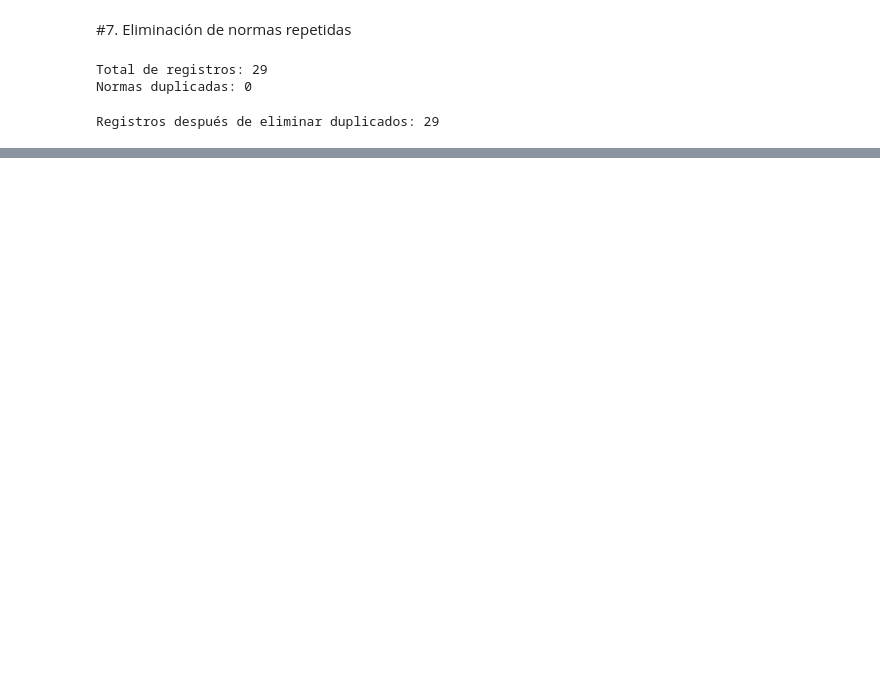
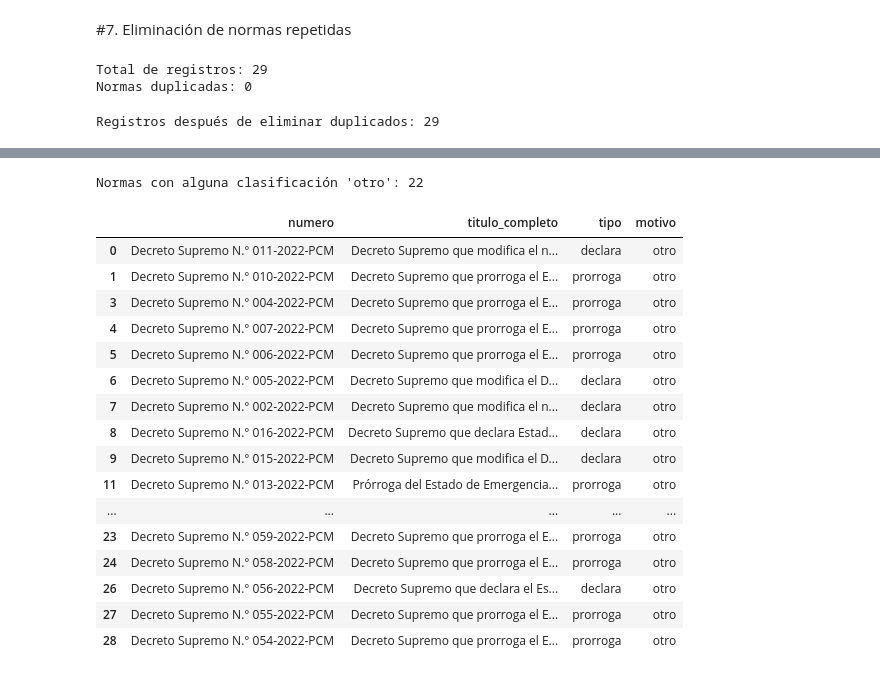
Before and after one commit to vguardiaf/qlabpucp-group5, a Jupyter notebook: assignment_2/scraping_emergencias.ipynb, the cells around one changed output, grey strips where cells are left out. Drawn from its saved outputs; the diff is of its cells as text; code cells hidden in the pictures; blank space fills up the shorter version.

Commit message:
scraping_emergencias
Scraping de enero a mayo de 2022

```diff
--- a/assignment_2/scraping_emergencias.ipynb
+++ b/assignment_2/scraping_emergencias.ipynb
@@ -315,0 +486,32 @@ Registros después de eliminar duplicados: 29
+# %%
+df_otros = df_decretos[
+    (df_decretos["tipo"] == "otro") |
+    (df_decretos["motivo"] == "otro")
+]
+
+print("Normas con alguna clasificación 'otro':", len(df_otros))
+
+display(
+    df_otros[
+        ["numero", "titulo_completo", "tipo", "motivo"]
+    ]
+)
+# %% [output]
+Normas con alguna clasificación 'otro': 22
+|  | numero | titulo_completo | tipo | motivo |
+| 0 | Decreto Supremo N.° 011-2022-PCM | Decreto Supremo que modifica el n... | declara | otro |
+| 1 | Decreto Supremo N.° 010-2022-PCM | Decreto Supremo que prorroga el E... | prorroga | otro |
+| 3 | Decreto Supremo N.° 004-2022-PCM | Decreto Supremo que prorroga el E... | prorroga | otro |
+| 4 | Decreto Supremo N.° 007-2022-PCM | Decreto Supremo que prorroga el E... | prorroga | otro |
+| 5 | Decreto Supremo N.° 006-2022-PCM | Decreto Supremo que prorroga el E... | prorroga | otro |
+| 6 | Decreto Supremo N.° 005-2022-PCM | Decreto Supremo que modifica el D... | declara | otro |
+| 7 | Decreto Supremo N.° 002-2022-PCM | Decreto Supremo que modifica el n... | declara | otro |
+| 8 | Decreto Supremo N.° 016-2022-PCM | Decreto Supremo que declara Estad... | declara | otro |
+| 9 | Decreto Supremo N.° 015-2022-PCM | Decreto Supremo que modifica el D... | declara | otro |
+| 11 | Decreto Supremo N.° 013-2022-PCM | Prórroga del Estado de Emergencia... | prorroga | otro |
+| ... | ... | ... | ... | ... |
+| 23 | Decreto Supremo N.° 059-2022-PCM | Decreto Supremo que prorroga el E... | prorroga | otro |
+| 24 | Decreto Supremo N.° 058-2022-PCM | Decreto Supremo que prorroga el E... | prorroga | otro |
+| 26 | Decreto Supremo N.° 056-2022-PCM | Decreto Supremo que declara el Es... | declara | otro |
+| 27 | Decreto Supremo N.° 055-2022-PCM | Decreto Supremo que prorroga el E... | prorroga | otro |
+| 28 | Decreto Supremo N.° 054-2022-PCM | Decreto Supremo que prorroga el E... | prorroga | otro |
```
Also changed, not shown: parts of 17 cells of this notebook, 2 other files.
